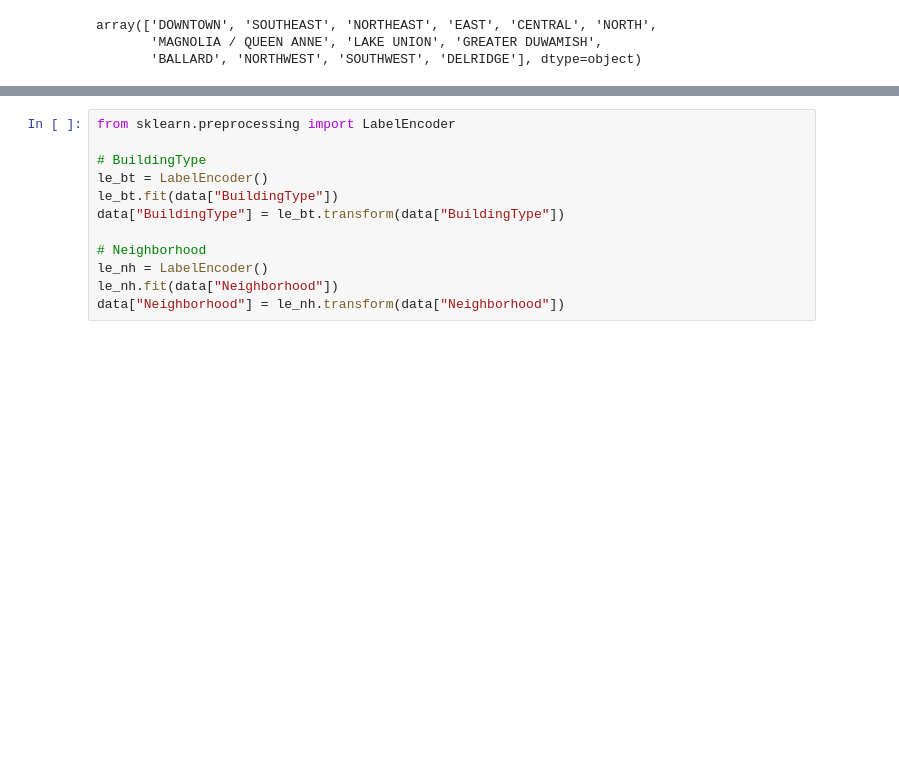
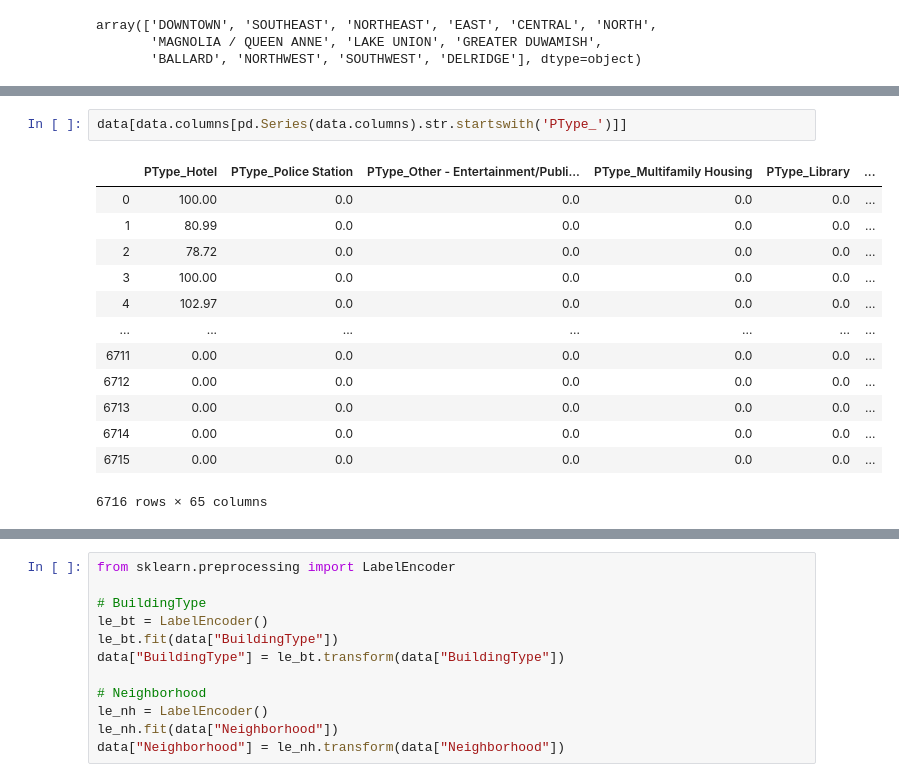
Before and after one commit to Julien-Martin/OC-IML-P3, a Jupyter notebook: Data Cleaning.ipynb, the cells around one changed output, grey strips where cells are left out. Saved outputs shown, nothing was run; the diff lists cells and outputs as text; blank space fills up the shorter version.

```diff
--- a/Data Cleaning.ipynb
+++ b/Data Cleaning.ipynb
@@ -463,0 +411,16 @@ print(data_test[['PropertyGFATotal', 'LargestPropertyUseTypeGFA']])
+# %%
+data[data.columns[pd.Series(data.columns).str.startswith('PType_')]]
+# %% [output]
+|  | PType_Hotel | PType_Police Station | PType_Other - Entertainment/Publi... | PType_Multifamily Housing | PType_Library | ... |
+| 0 | 100.00 | 0.0 | 0.0 | 0.0 | 0.0 | ... |
+| 1 | 80.99 | 0.0 | 0.0 | 0.0 | 0.0 | ... |
+| 2 | 78.72 | 0.0 | 0.0 | 0.0 | 0.0 | ... |
+| 3 | 100.00 | 0.0 | 0.0 | 0.0 | 0.0 | ... |
+| 4 | 102.97 | 0.0 | 0.0 | 0.0 | 0.0 | ... |
+| ... | ... | ... | ... | ... | ... | ... |
+| 6711 | 0.00 | 0.0 | 0.0 | 0.0 | 0.0 | ... |
+| 6712 | 0.00 | 0.0 | 0.0 | 0.0 | 0.0 | ... |
+| 6713 | 0.00 | 0.0 | 0.0 | 0.0 | 0.0 | ... |
+| 6714 | 0.00 | 0.0 | 0.0 | 0.0 | 0.0 | ... |
+| 6715 | 0.00 | 0.0 | 0.0 | 0.0 | 0.0 | ... |
+6716 rows × 65 columns
```
Also changed, not shown: parts of 11 cells of this notebook.
